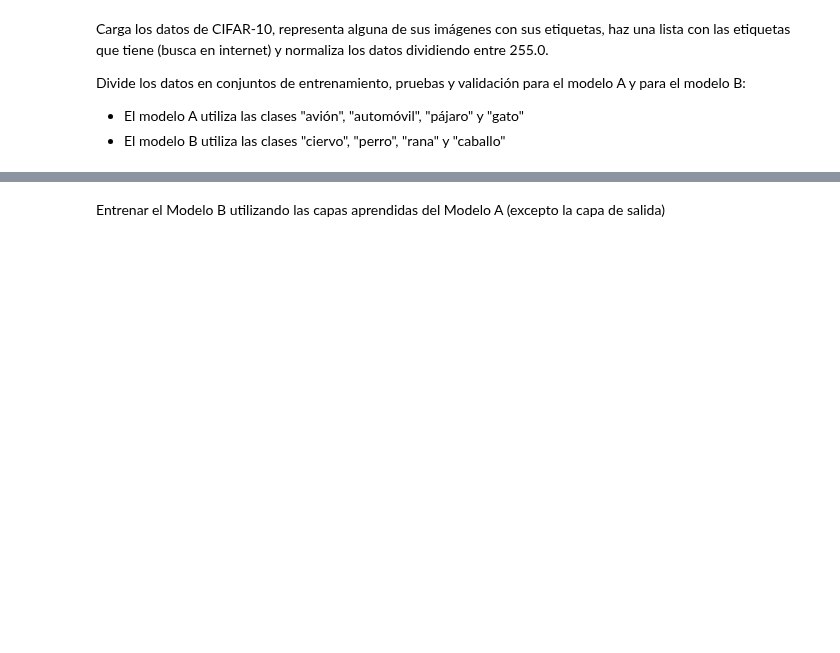
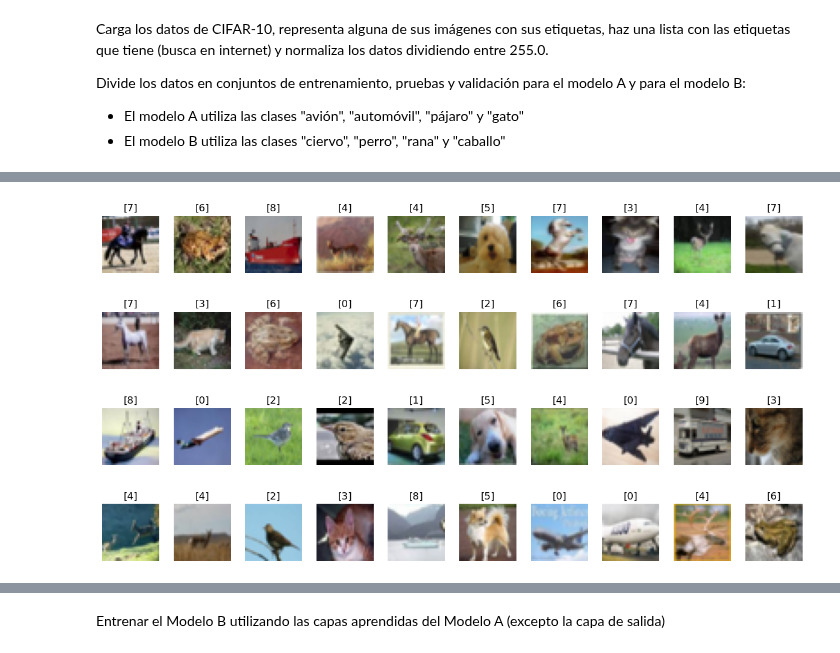
Before and after one commit to Elena2332/iabd, a Jupyter notebook: ia/sapa/deep_learning/4_7Ejercicios.ipynb, the cells around one changed output, grey strips where cells are left out. Cells and saved outputs as stored; diff of their text form; code cells hidden in the pictures; blank space fills up the shorter version.

```diff
--- a/ia/sapa/deep_learning/4_7Ejercicios.ipynb
+++ b/ia/sapa/deep_learning/4_7Ejercicios.ipynb
@@ -94,0 +140,17 @@ Entrena el Modelo A
+# %%
+datos = tf.keras.datasets.cifar10.load_data()
+
+# Dividimos las tuplas en x e y
+(x_train_full, y_train_full), (x_test_full, y_test_full) = datos
+
+# 50,000 entrenamiento
+x_train = x_train_full[:50000]
+y_train = y_train_full[:50000]
+
+# 5,000 validación
+x_val = x_test_full[:5000]
+y_val = y_test_full[:5000]
+
+# 5,000 prueba
+x_test = x_test_full[5000:10000]
+y_test = y_test_full[5000:10000]
@@ -94,0 +175,12 @@ Entrena el Modelo A
+# %%
+fig,ax = plt.subplots(4,10, figsize=(15,8))
+ax = ax.flatten()
+# aniadimos las imagenes al grafico
+for i in range(40):
+    ax[i].set_title(y_test[i])
+    ax[i].imshow(x_test[i], cmap="gray")
+    ax[i].axis("off")
+plt.subplots_adjust(wspace=0.25, hspace=0.15)   # ajusta los margenes para separar las imágenes
+plt.show()
+# %% [output]
+[figure, added]
```
Also changed, not shown: parts of 15 cells of this notebook, 2 other files.
